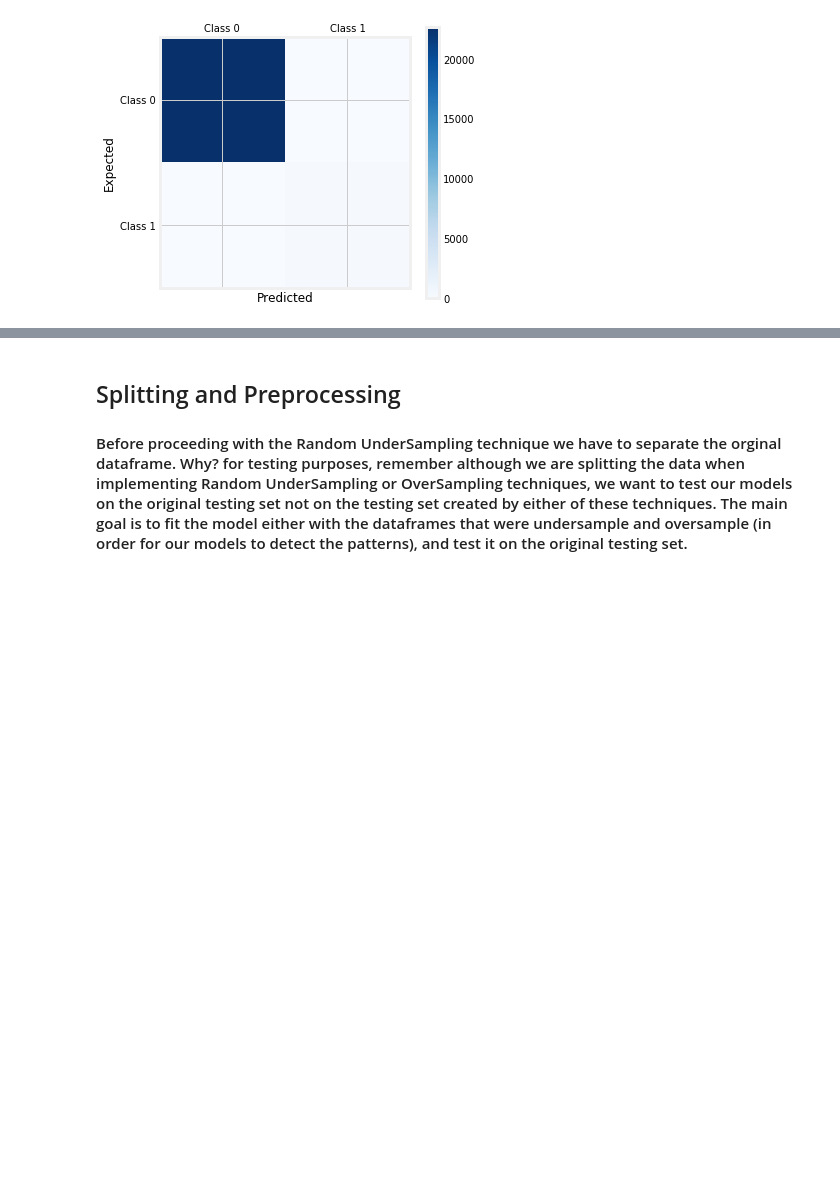
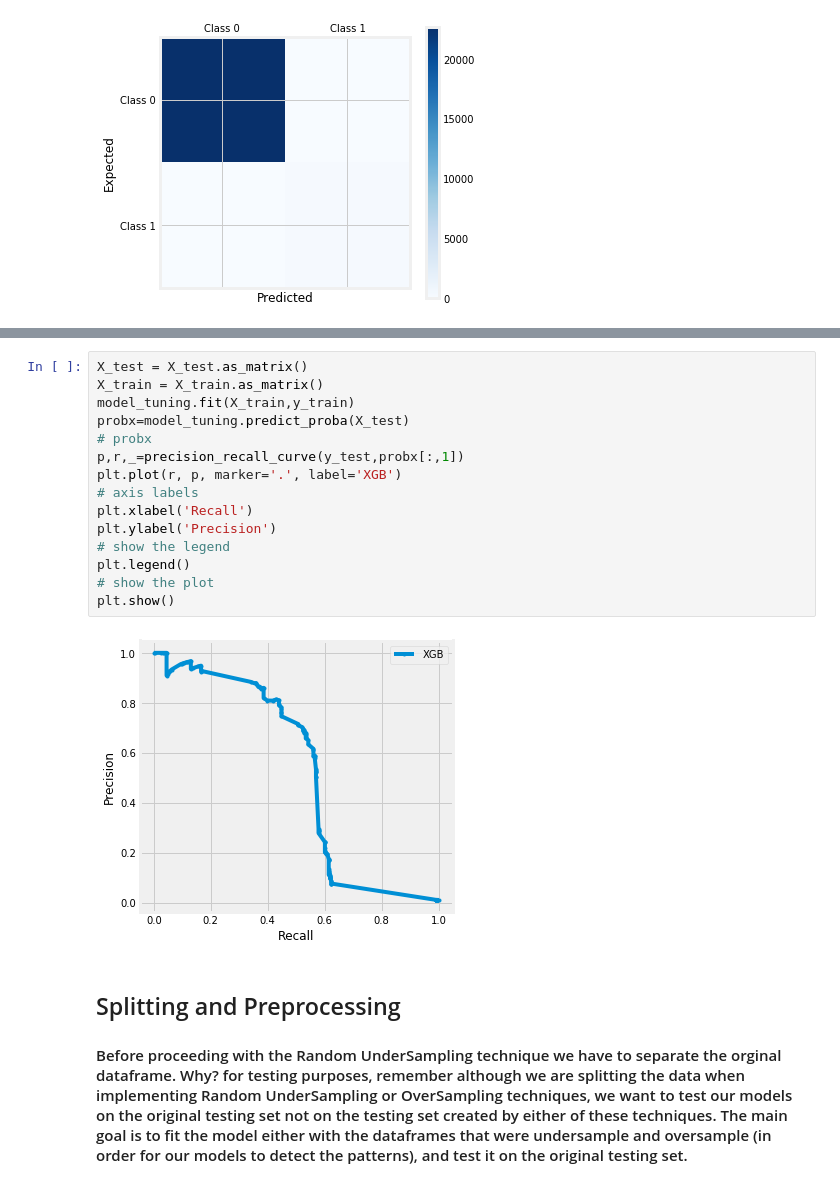
Before and after one commit to Pranav63/INeuron_Assignments, a Jupyter notebook: SMOTE_CSB.ipynb, the cells around one changed output, grey strips where cells are left out. Cells and saved outputs as stored; diff of their text form; blank space fills up the shorter version.

```diff
--- a/SMOTE_CSB.ipynb
+++ b/SMOTE_CSB.ipynb
@@ -352,3 +387,20 @@ plt.show()
+# %%
+X_test = X_test.as_matrix()
+X_train = X_train.as_matrix()
+model_tuning.fit(X_train,y_train)
+probx=model_tuning.predict_proba(X_test)
+# probx
+p,r,_=precision_recall_curve(y_test,probx[:,1])
+plt.plot(r, p, marker='.', label='XGB')
+# axis labels
+plt.xlabel('Recall')
+plt.ylabel('Precision')
+# show the legend
+plt.legend()
+# show the plot
+plt.show()
+# %% [output]
+[figure, added]
 # %% [markdown]
  ## Splitting and Preprocessing
 
```
Also changed, not shown: parts of 8 cells of this notebook.
